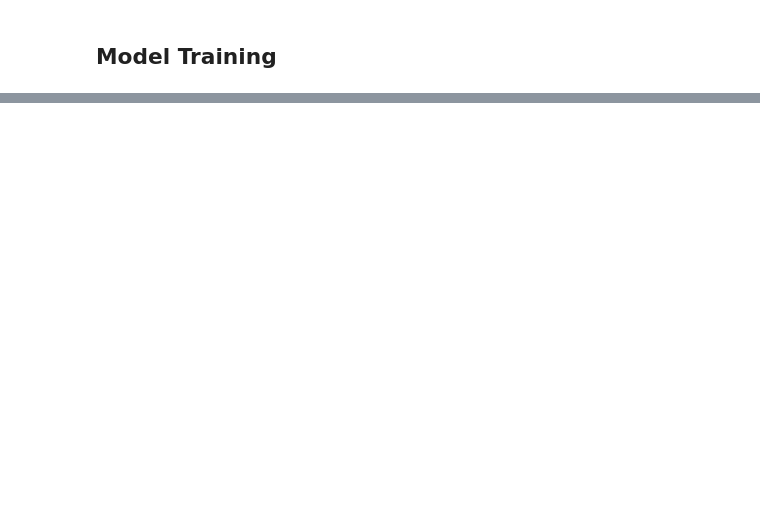
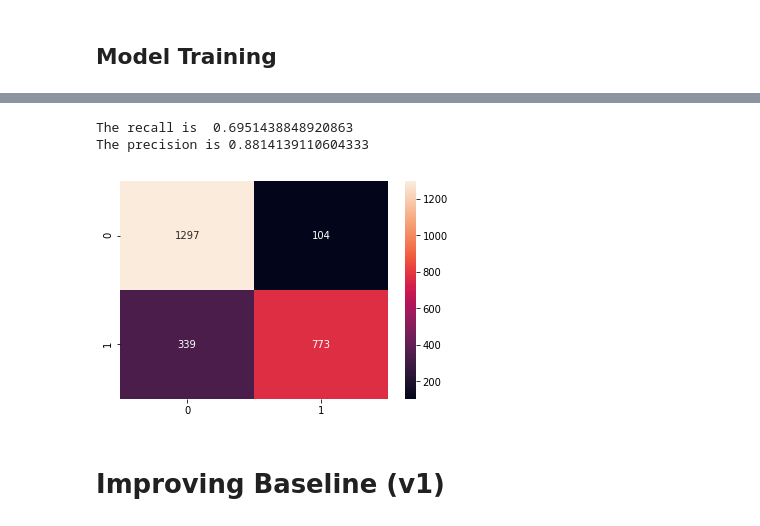
Before and after one commit to kskaran94/WasteClassification, a Jupyter notebook: Waste_classification.ipynb, the cells around one changed output, grey strips where cells are left out. Cells and saved outputs as stored; diff of their text form; code cells hidden in the pictures; blank space fills up the shorter version.

```diff
--- a/Waste_classification.ipynb
+++ b/Waste_classification.ipynb
@@ -252,0 +289,18 @@ array([[1666,  848],
+# %%
+test_pred, test_classes = predict_from_generator(test_generator, cnn_small_bn)
+
+
+cnf_matrix_test = confusion_matrix(test_classes, test_pred)
+
+fig1 = sns.heatmap(cnf_matrix_test, annot=True, fmt="d")
+
+
+print("The recall is ", recall_score(test_classes, test_pred))
+
+print("The precision is", precision_score(test_classes, test_pred))
+# %% [output]
+The recall is  0.6951438848920863
+The precision is 0.8814139110604333
+[figure, added]
+# %% [markdown]
+# Improving Baseline (v1)
```
Also changed, not shown: parts of 22 cells of this notebook.
